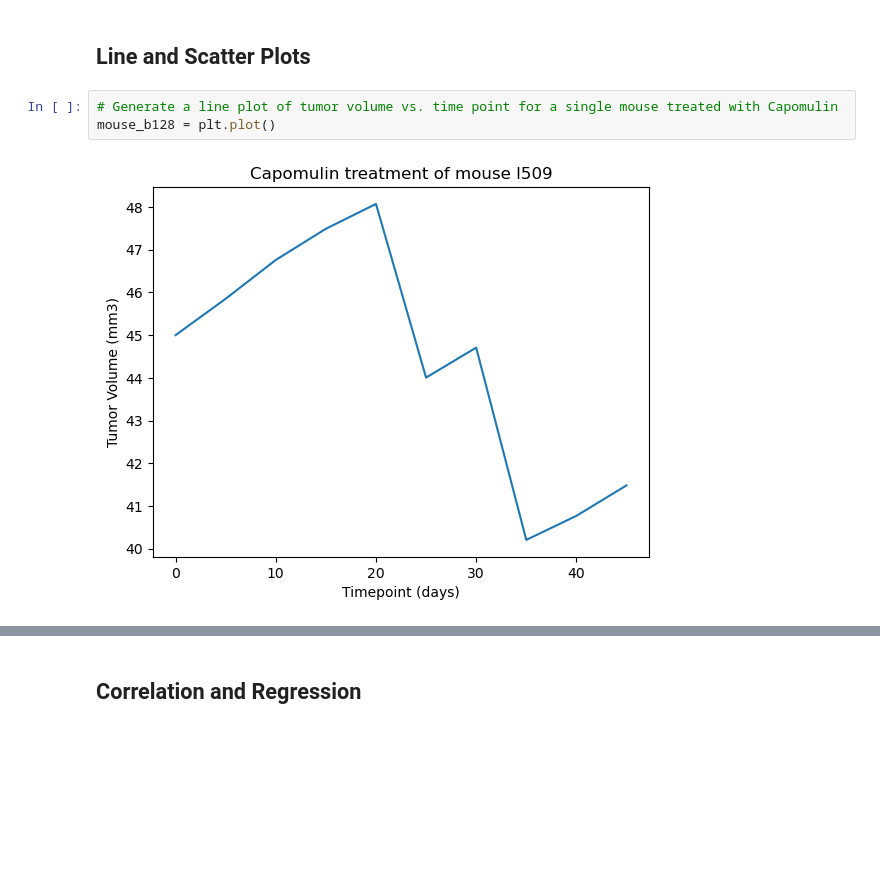
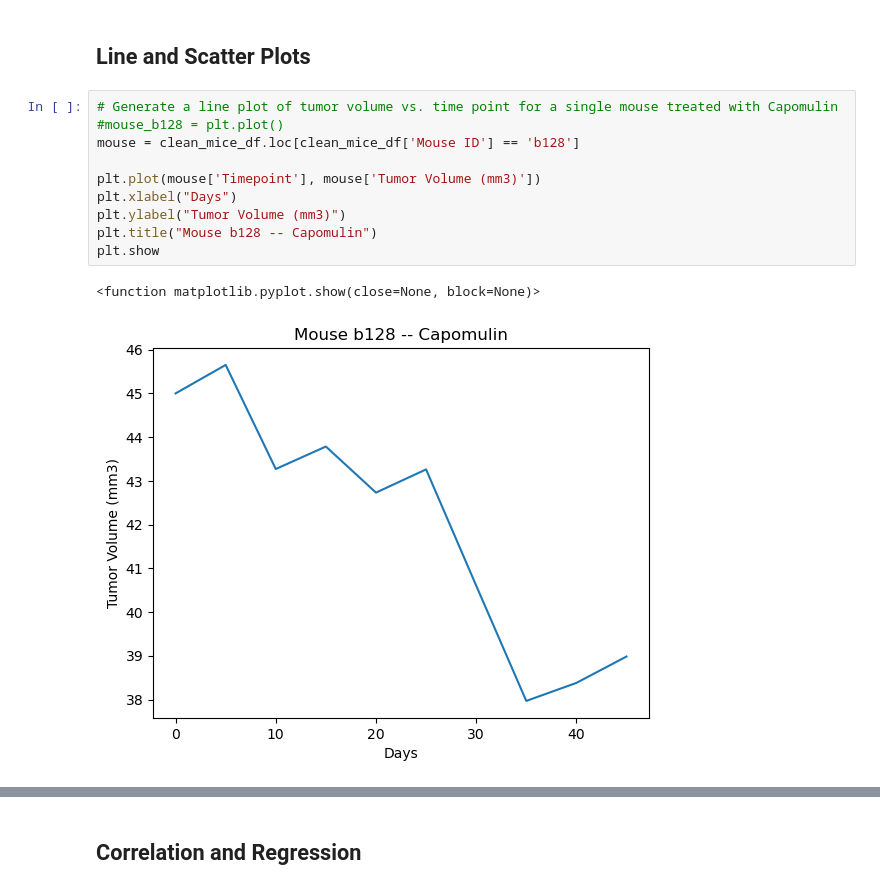
Before and after one commit to colca6/matplotlib-challenge, a Jupyter notebook: Starter_Code/Pymaceuticals/pymaceuticals_starter.ipynb, the cells around one changed output, grey strips where cells are left out. Cells and saved outputs as stored; diff of their text form; blank space fills up the shorter version.

```diff
--- a/Starter_Code/Pymaceuticals/pymaceuticals_starter.ipynb
+++ b/Starter_Code/Pymaceuticals/pymaceuticals_starter.ipynb
@@ -368,6 +371,14 @@ Final tumor volume(mm3) for Ceftamin above 93.82 could be outliers.
 ## Line and Scatter Plots
 # %%
 # Generate a line plot of tumor volume vs. time point for a single mouse treated with Capomulin
-mouse_b128 = plt.plot()
+#mouse_b128 = plt.plot()
+mouse = clean_mice_df.loc[clean_mice_df['Mouse ID'] == 'b128']
+
+plt.plot(mouse['Timepoint'], mouse['Tumor Volume (mm3)'])
+plt.xlabel("Days")
+plt.ylabel("Tumor Volume (mm3)")
+plt.title("Mouse b128 -- Capomulin")
+plt.show
 # %% [output]
+<function matplotlib.pyplot.show(close=None, block=None)>
-[figure, old version]
+[figure, new version]
```
Also changed, not shown: parts of 4 cells of this notebook.
